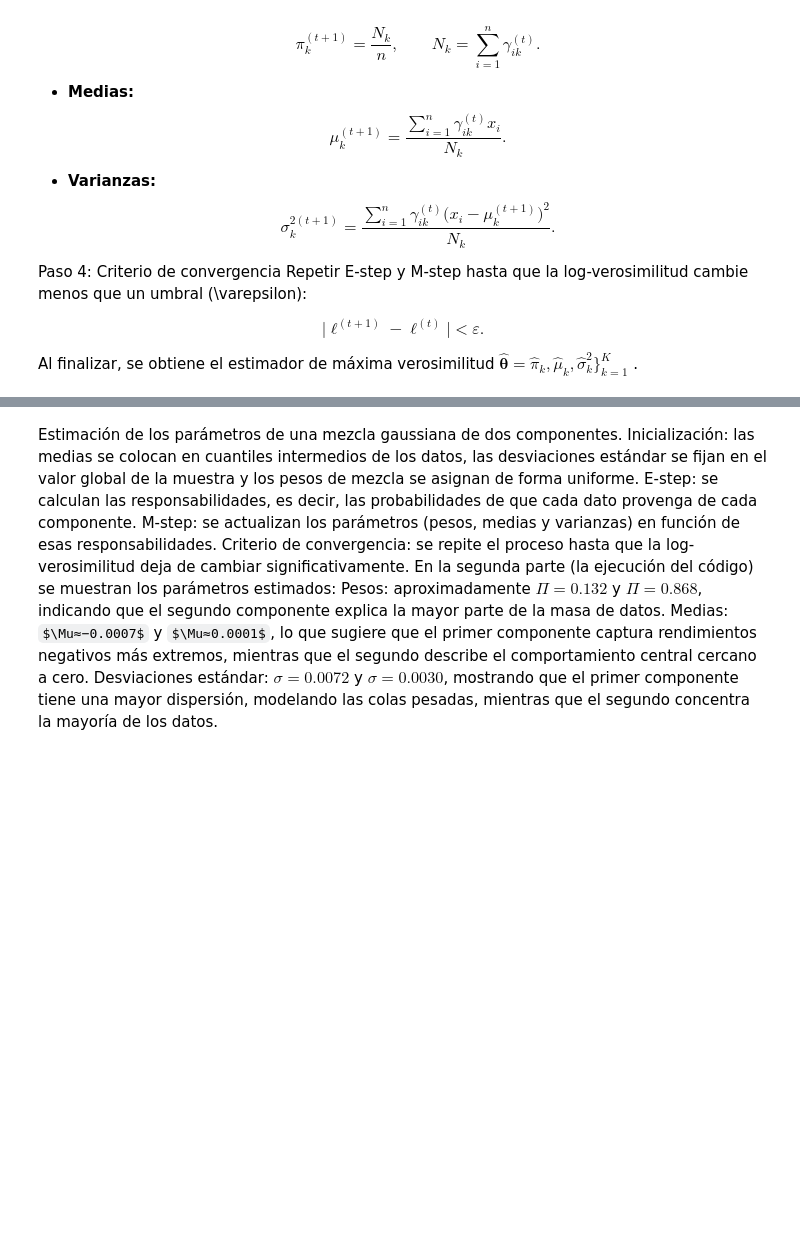
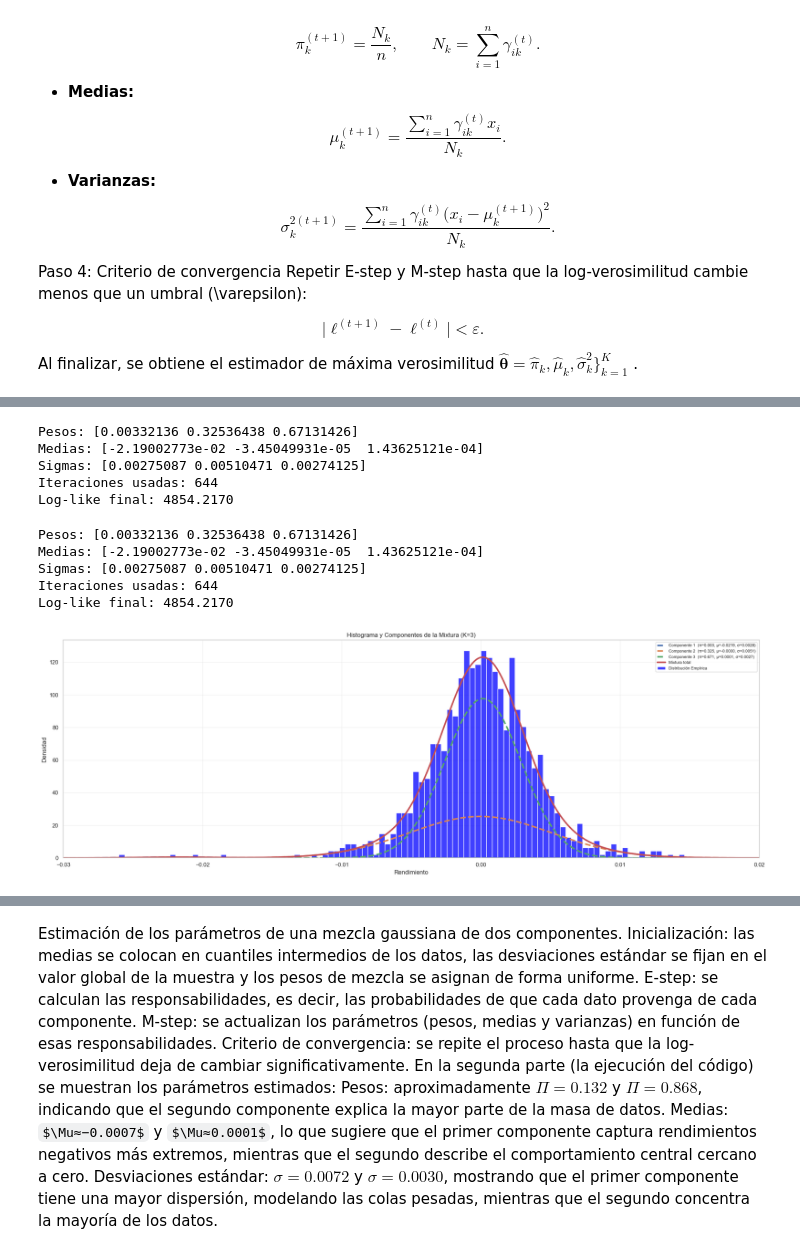
Before and after one commit to cmayorgat44/Estimation_parametrica, a Jupyter notebook: proyecto_final.ipynb, the cells around one changed output, grey strips where cells are left out. Cells and saved outputs as stored; diff of their text form; code cells hidden in the pictures; some formulas as TeX source; blank space fills up the shorter version.

```diff
--- a/proyecto_final.ipynb
+++ b/proyecto_final.ipynb
@@ -379,0 +448,78 @@ Sigmas: [0.00723311 0.0030576 ]
+# %%
+# Uso:
+x = df.values  # 1D
+pis, mus, sigmas, lls, n_iter = gmm_em_1d(x, n_comp=3, max_iter=1000, tol=1e-6, seed=42)
+print(f"Pesos: {pis}")
+print(f"Medias: {mus}")
+print(f"Sigmas: {sigmas}")
+print(f"Iteraciones usadas: {n_iter}")
+print(f"Log-like final: {lls[-1]:.4f}")
+# %% [output]
+Pesos: [0.00332136 0.32536438 0.67131426]
+Medias: [-2.19002773e-02 -3.45049931e-05  1.43625121e-04]
+Sigmas: [0.00275087 0.00510471 0.00274125]
+Iteraciones usadas: 644
+Log-like final: 4854.2170
+# %%
+def plot_gmm_1d(x, pis, mus, sigmas, bins=80, title="Mixtura Gaussiana (componentes + total)"):
+    """
+    x: datos 1D
+    pis, mus, sigmas: parámetros de la mezcla (longitud K)
+    """
+    # asegurar 1D y finitos
+    x = np.asarray(x, dtype=float).ravel()
+    x = x[np.isfinite(x)]
+    pis   = np.asarray(pis, dtype=float).ravel()
+    mus   = np.asarray(mus, dtype=float).ravel()
+    sigmas= np.asarray(sigmas, dtype=float).ravel()
+    K = len(pis)
+
+    # rango para graficar
+    lo = (x.min() if x.size else -1) - 3*np.max(sigmas)
+    hi = (x.max() if x.size else  1) + 3*np.max(sigmas)
+    xg = np.linspace(lo, hi, 800)
+
+    # figura
+    plt.figure(figsize=(20,7))
+    # histograma (densidad)
+    sns.histplot(df["Rendimientos IPC"], bins=100, stat="density", color="blue", label='Distribución Empírica')
+
+    # componentes y mezcla
+    mix_pdf = np.zeros_like(xg)
+    for k in range(K):
+        comp_pdf = pis[k] * norm.pdf(xg, loc=float(mus[k]), scale=float(sigmas[k]))
+        mix_pdf += comp_pdf
+        plt.plot(xg, comp_pdf, "--", lw=3,
+                 label=f"Componente {k+1}  (π={pis[k]:.3f}, μ={mus[k]:.4f}, σ={sigmas[k]:.4f})")
+
+    # mezcla total
+    plt.plot(xg, mix_pdf, "r", lw=3, label="Mixtura total")
+
+    plt.title(title)
+    plt.xlabel("Rendimiento")
+    plt.ylabel("Densidad")
+    plt.grid(alpha=0.3)
+    plt.legend(loc="upper right", fontsize=8)
+    plt.tight_layout()
+    plt.xlim(-0.03, 0.02)
+    plt.show()
+
+# Ajuste (ya lo tienes)
+x = df.values.ravel()   # 1D
+pis, mus, sigmas, lls, n_iter = gmm_em_1d(x, n_comp=3, max_iter=1000, tol=1e-6, seed=42)
+print(f"Pesos: {pis}")
+print(f"Medias: {mus}")
+print(f"Sigmas: {sigmas}")
+print(f"Iteraciones usadas: {n_iter}")
+print(f"Log-like final: {lls[-1]:.4f}")
+
+# Gráfico
+plot_gmm_1d(x, pis, mus, sigmas, bins=100,
+            title="Histograma y Componentes de la Mixtura (K=3)")
+# %% [output]
+Pesos: [0.00332136 0.32536438 0.67131426]
+Medias: [-2.19002773e-02 -3.45049931e-05  1.43625121e-04]
+Sigmas: [0.00275087 0.00510471 0.00274125]
+Iteraciones usadas: 644
+Log-like final: 4854.2170
+[figure, added]
```
Also changed, not shown: parts of 29 cells of this notebook, 1 other file.
